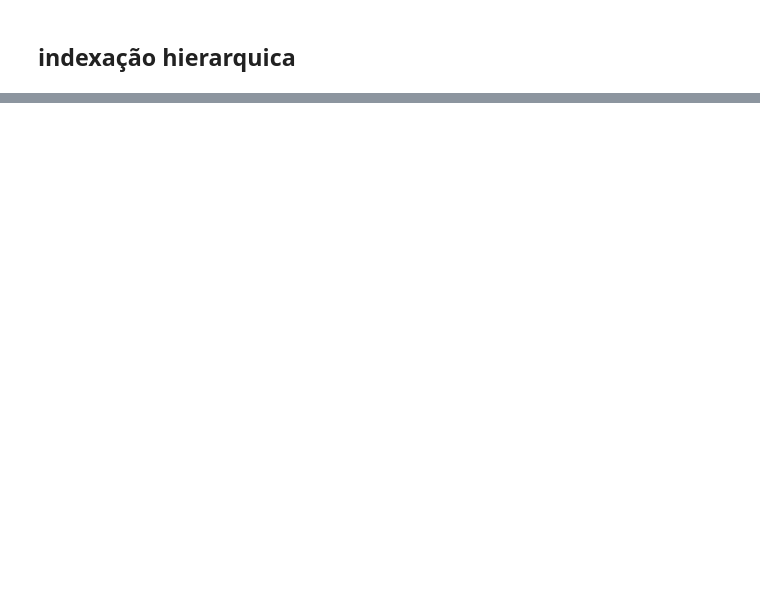
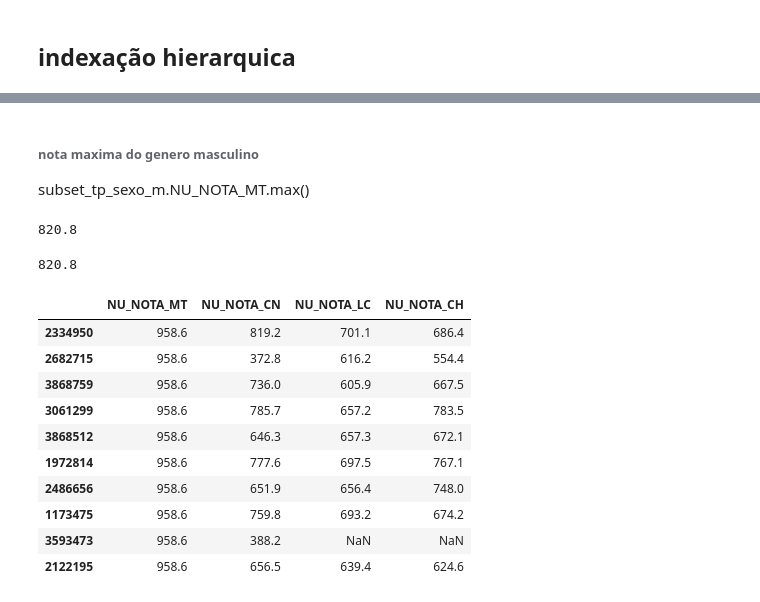
Before and after one commit to Rmcstt/Bootcamp-Data-Analytics, a Jupyter notebook: aula05.ipynb, the cells around one changed output, grey strips where cells are left out. Cells and saved outputs as stored; diff of their text form; code cells hidden in the pictures; blank space fills up the shorter version.

```diff
--- a/aula05.ipynb
+++ b/aula05.ipynb
@@ -1068,0 +1071,2 @@ df_subset.head()
+# %%
+subset_tp_sexo_m = df.query('TP_SEXO == "M"')
@@ -1068,0 +1075,26 @@ df_subset.head()
+# %% [markdown]
+###### nota maxima do genero masculino
+subset_tp_sexo_m.NU_NOTA_MT.max()
+# %%
+subset_tp_sexo_m.NU_NOTA_LC.max()
+# %% [output]
+820.8
+# %%
+subset_tp_sexo_f.NU_NOTA_LC.max()
+# %% [output]
+820.8
+# %%
+
+subset_tp_sexo_m.sort_values( by = ['NU_NOTA_MT'], ascending = False).iloc[:10, :][['NU_NOTA_MT','NU_NOTA_CN','NU_NOTA_LC','NU_NOTA_CH']]
+# %% [output]
+|  | NU_NOTA_MT | NU_NOTA_CN | NU_NOTA_LC | NU_NOTA_CH |
+| 2334950 | 958.6 | 819.2 | 701.1 | 686.4 |
+| 2682715 | 958.6 | 372.8 | 616.2 | 554.4 |
+| 3868759 | 958.6 | 736.0 | 605.9 | 667.5 |
+| 3061299 | 958.6 | 785.7 | 657.2 | 783.5 |
+| 3868512 | 958.6 | 646.3 | 657.3 | 672.1 |
+| 1972814 | 958.6 | 777.6 | 697.5 | 767.1 |
+| 2486656 | 958.6 | 651.9 | 656.4 | 748.0 |
+| 1173475 | 958.6 | 759.8 | 693.2 | 674.2 |
+| 3593473 | 958.6 | 388.2 | NaN | NaN |
+| 2122195 | 958.6 | 656.5 | 639.4 | 624.6 |
```
Also changed, not shown: parts of 14 cells of this notebook.
